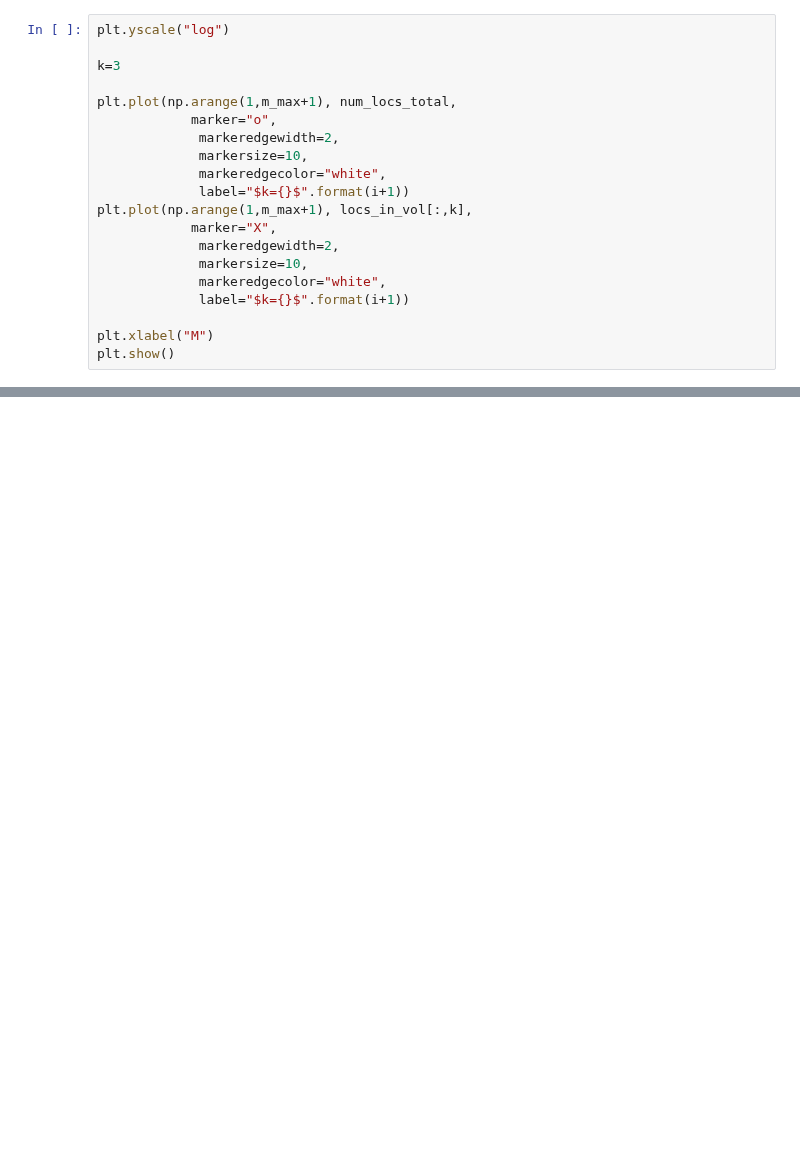
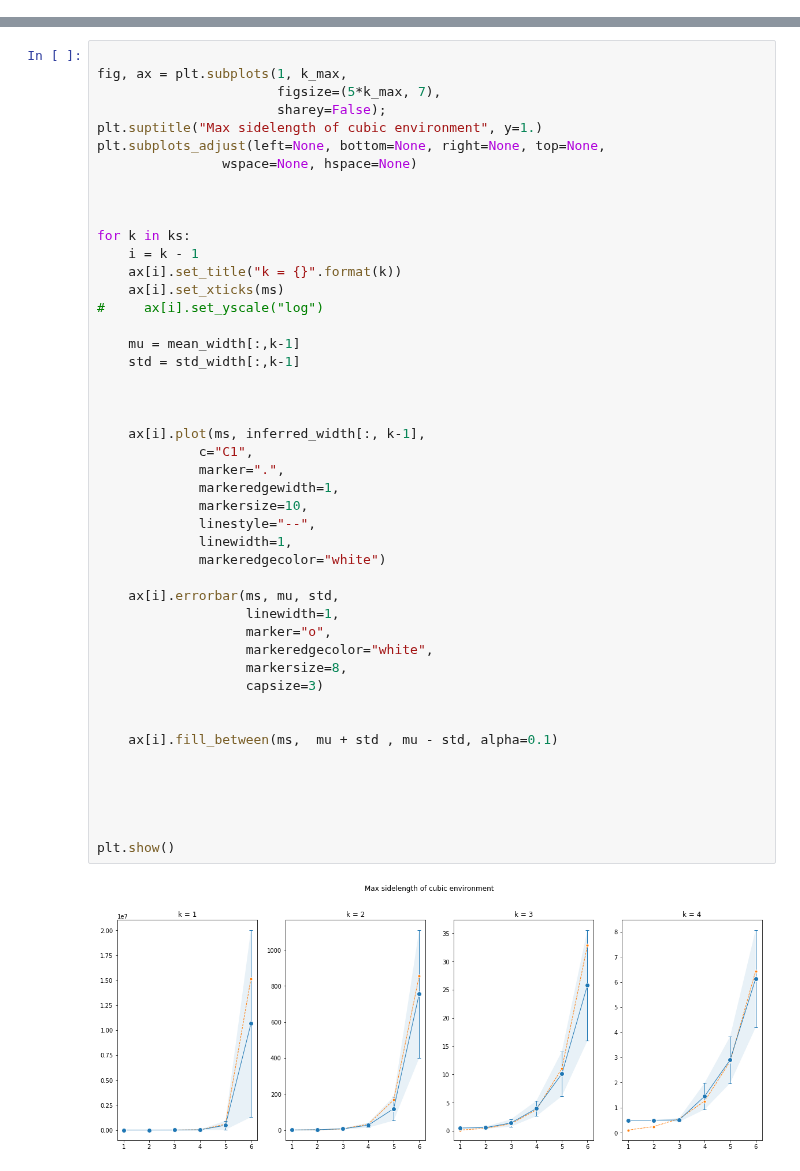
Before and after one commit to mirkoklukas/htmresearch, a Jupyter notebook: projects/kdimgrid/jupyter/Capacity graphs .ipynb, the cells around one changed output, grey strips where cells are left out. Drawn from its saved outputs; the diff is of its cells as text; blank space fills up the shorter version.

```diff
--- a/projects/kdimgrid/jupyter/Capacity graphs .ipynb
+++ b/projects/kdimgrid/jupyter/Capacity graphs .ipynb
@@ -288,20 +15,0 @@ plt.show()
-# %%
-plt.yscale("log")
-
-k=3
-
-plt.plot(np.arange(1,m_max+1), num_locs_total,
-            marker="o",
-             markeredgewidth=2,
-             markersize=10,
-             markeredgecolor="white",
-             label="$k={}$".format(i+1))
-plt.plot(np.arange(1,m_max+1), locs_in_vol[:,k],
-            marker="X",
-             markeredgewidth=2,
-             markersize=10,
-             markeredgecolor="white",
-             label="$k={}$".format(i+1))
-
-plt.xlabel("M")
-plt.show()
@@ -422,0 +84,48 @@ plt.show()
+# %%
+
+fig, ax = plt.subplots(1, k_max,
+                       figsize=(5*k_max, 7),
+                       sharey=False);
+plt.suptitle("Max sidelength of cubic environment", y=1.)
+plt.subplots_adjust(left=None, bottom=None, right=None, top=None,
+                wspace=None, hspace=None)
+
+
+
+for k in ks:
+    i = k - 1
+    ax[i].set_title("k = {}".format(k))
+    ax[i].set_xticks(ms)
+#     ax[i].set_yscale("log")
+
+    mu = mean_width[:,k-1]
+    std = std_width[:,k-1]
+
+
+
+    ax[i].plot(ms, inferred_width[:, k-1],
+             c="C1",
+             marker=".",
+             markeredgewidth=1,
+             markersize=10,
+             linestyle="--",
+             linewidth=1,
+             markeredgecolor="white")
+
+    ax[i].errorbar(ms, mu, std,
+                   linewidth=1,
+                   marker="o",
+                   markeredgecolor="white",
+                   markersize=8,
+                   capsize=3)
+
+
+    ax[i].fill_between(ms,  mu + std , mu - std, alpha=0.1)
+
+
+
+
+
+plt.show()
+# %% [output]
+[figure, added]
```
Also changed, not shown: parts of 32 cells of this notebook, 24 other files.
